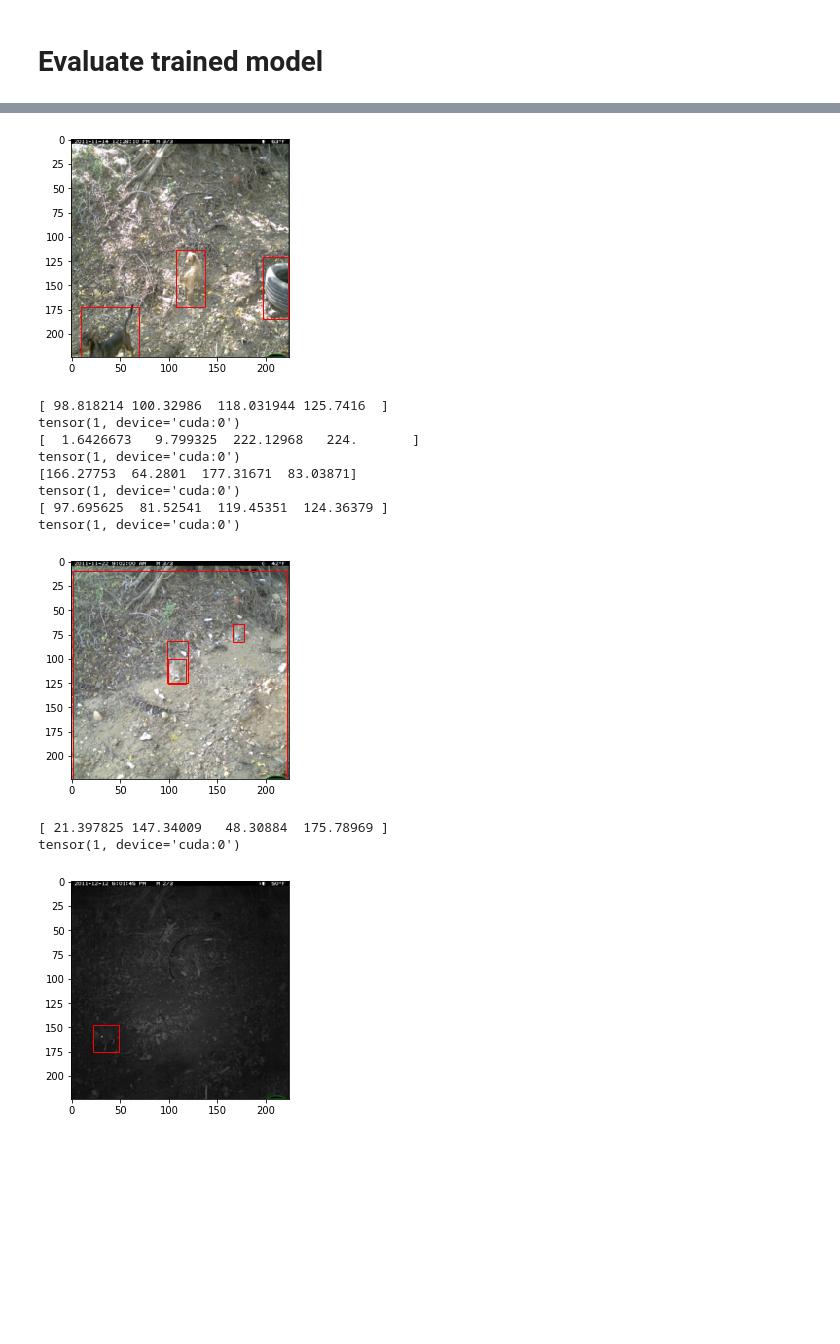
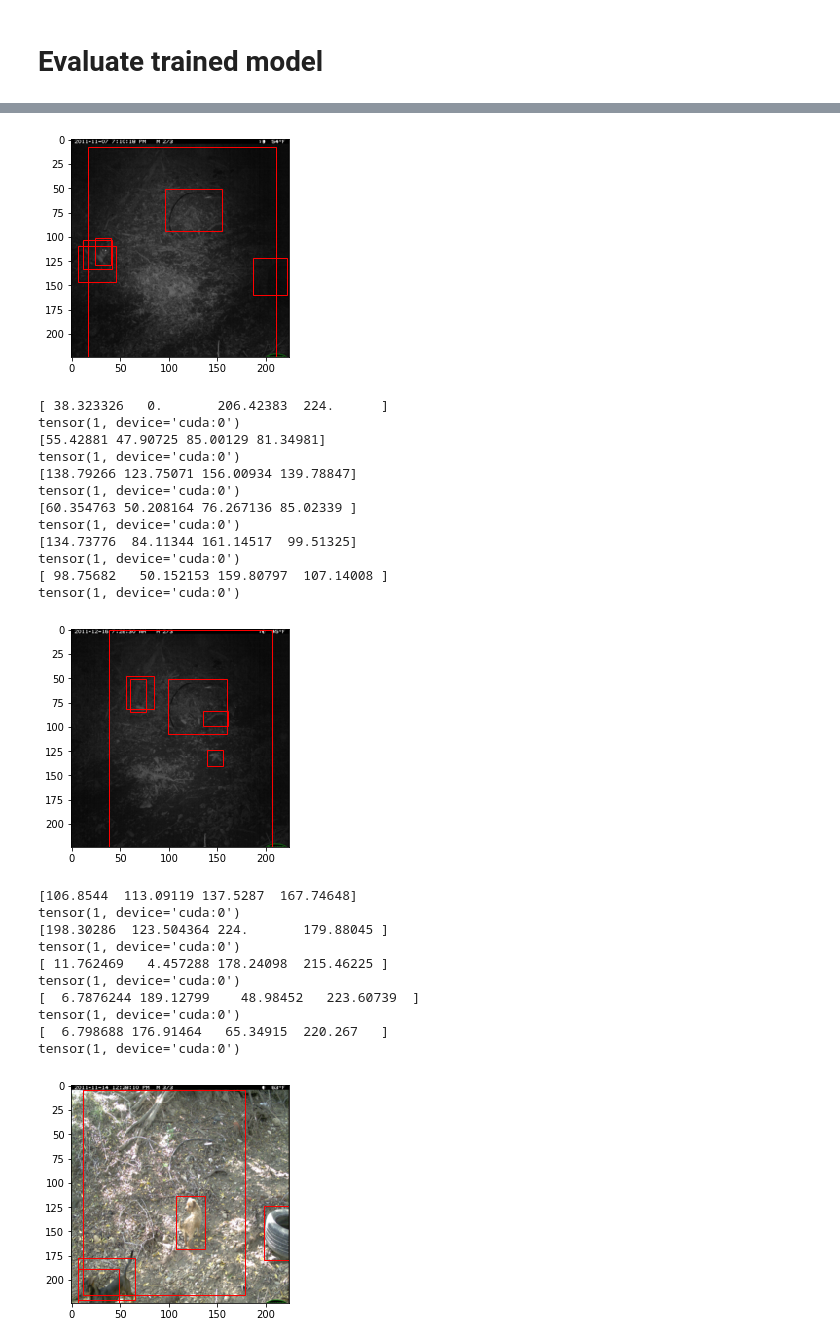
Before and after one commit to KevinMenden/image-detection, a Jupyter notebook: animal_detection/animal_detection_prototyping.ipynb, the cells around one changed output, grey strips where cells are left out. Drawn from its saved outputs; the diff is of its cells as text; code cells hidden in the pictures; blank space fills up the shorter version.

```diff
--- a/animal_detection/animal_detection_prototyping.ipynb
+++ b/animal_detection/animal_detection_prototyping.ipynb
@@ -146,14 +146,14 @@ label_file = os.path.join(data_path, "eccv_18_annotation_files/train_annotations
 batch_size = 4
 transform = T.Compose([T.Resize((224, 224)),T.ToTensor()])
 data = WildcamDetectionDataset(label_file=label_file, root_dir=root_dir, transform=transform, transform_size=224)
-dataloader = DataLoader(data, batch_size=batch_size, shuffle=False, collate_fn=wildcam_collate_fn)
+dataloader = DataLoader(data, batch_size=batch_size, shuffle=True, collate_fn=wildcam_collate_fn)
 
 # optimizer
 optimizer = torch.optim.Adam(model.parameters(), lr=1e-5)
 
 loss_list = []
 
-for epoch in range(10):
+for epoch in range(1):
     for i, batch in enumerate(dataloader):
         images = batch[0]
         labels = batch[1]
@@ -178,8 +193,8 @@ Epoch: 0, Step: 0, Loss: 0.6804391145706177
 # %% [markdown]
 # Evaluate trained model
 # %%
-
-
+device = torch.device('cuda') if torch.cuda.is_available() else torch.device('cpu')
+dataloader = DataLoader(data, batch_size=1, shuffle=False, collate_fn=wildcam_collate_fn)
 it = iter(dataloader)
 ## a few examples
 model.eval()
@@ -227,13 +248,25 @@ tensor(1, device='cuda:0')
-[figure, old version]
+[figure, new version]
-[ 98.818214 100.32986  118.031944 125.7416  ]
+[ 38.323326   0.       206.42383  224.      ]
 tensor(1, device='cuda:0')
-[  1.6426673   9.799325  222.12968   224.       ]
+[55.42881 47.90725 85.00129 81.34981]
 tensor(1, device='cuda:0')
-[166.27753  64.2801  177.31671  83.03871]
+[138.79266 123.75071 156.00934 139.78847]
 tensor(1, device='cuda:0')
-[ 97.695625  81.52541  119.45351  124.36379 ]
+[60.354763 50.208164 76.267136 85.02339 ]
 tensor(1, device='cuda:0')
+[134.73776  84.11344 161.14517  99.51325]
+tensor(1, device='cuda:0')
+[ 98.75682   50.152153 159.80797  107.14008 ]
+tensor(1, device='cuda:0')
-[figure, old version]
+[figure, new version]
-[ 21.397825 147.34009   48.30884  175.78969 ]
+[106.8544  113.09119 137.5287  167.74648]
 tensor(1, device='cuda:0')
+[198.30286  123.504364 224.       179.88045 ]
+tensor(1, device='cuda:0')
+[ 11.762469   4.457288 178.24098  215.46225 ]
+tensor(1, device='cuda:0')
+[  6.7876244 189.12799    48.98452   223.60739  ]
+tensor(1, device='cuda:0')
+[  6.798688 176.91464   65.34915  220.267   ]
+tensor(1, device='cuda:0')
-[figure, old version]
+[figure, new version]
```
Also changed, not shown: parts of 3 cells of this notebook.
